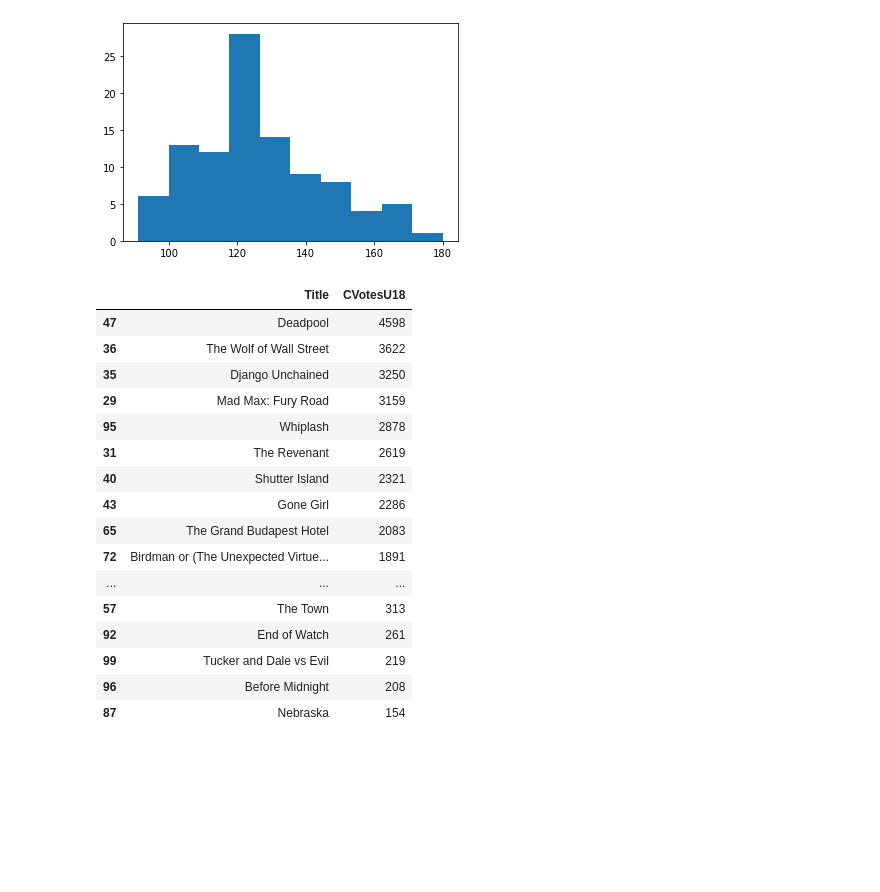
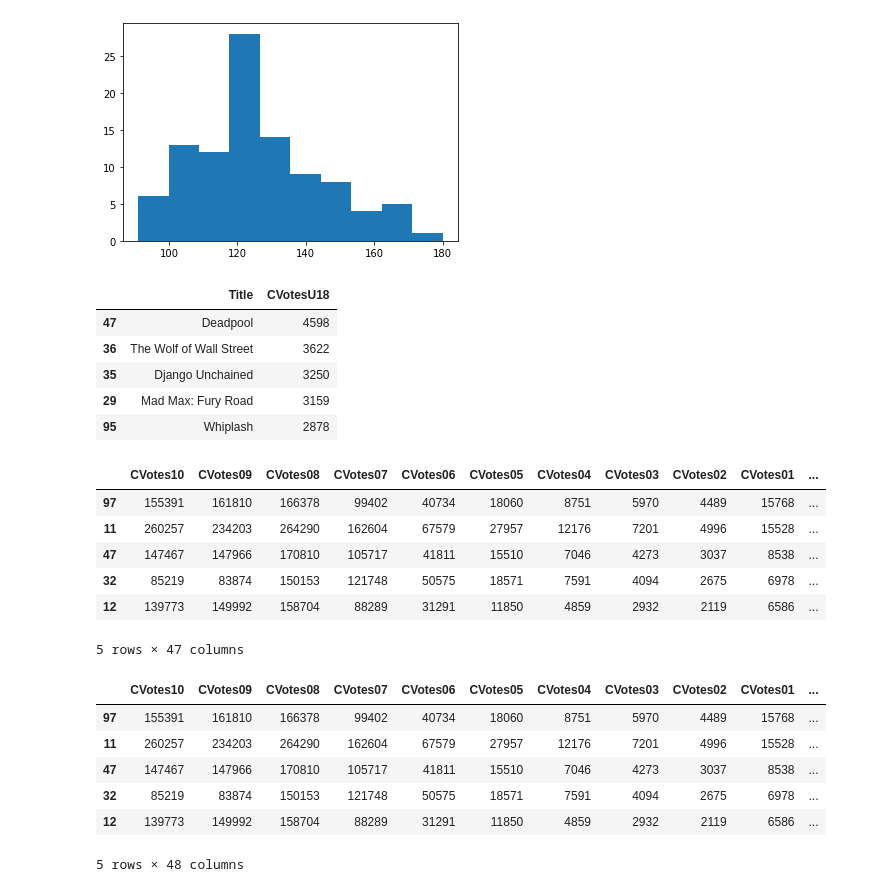
Before and after one commit to TenoNadar/Movie-Ratings, a Jupyter notebook: Movie Ratings.ipynb, the cells around one changed output. Cells and saved outputs as stored; diff of their text form; code cells hidden in the pictures; blank space fills up the shorter version.

Commit message:
Data Visualization

```diff
--- a/Movie Ratings.ipynb
+++ b/Movie Ratings.ipynb
@@ -249,22 +249,23 @@ plt.show()
 # %% [output]
 [figure]
 # %%
-data.loc[data["content_rating"]=='R'].sort_values(by="CVotesU18",ascending=False,)[["Title","CVotesU18"]]
+data.loc[data["content_rating"]=='R'].sort_values(by="CVotesU18",ascending=False,)[["Title","CVotesU18"]].head()
 # %% [output]
 |  | Title | CVotesU18 |
 | 47 | Deadpool | 4598 |
 | 36 | The Wolf of Wall Street | 3622 |
 | 35 | Django Unchained | 3250 |
 | 29 | Mad Max: Fury Road | 3159 |
 | 95 | Whiplash | 2878 |
-| 31 | The Revenant | 2619 |
-| 40 | Shutter Island | 2321 |
-| 43 | Gone Girl | 2286 |
-| 65 | The Grand Budapest Hotel | 2083 |
-| 72 | Birdman or (The Unexpected Virtue... | 1891 |
-| ... | ... | ... |
-| 57 | The Town | 313 |
-| 92 | End of Watch | 261 |
-| 99 | Tucker and Dale vs Evil | 219 |
-| 96 | Before Midnight | 208 |
-| 87 | Nebraska | 154 |
+# %%
+df_by_genre=data.loc[:,"CVotes10":"VotesnUS"]
+df_by_genre[["genre_1","genre_2","genre_3"]]=data[["genre_1","genre_2","genre_3"]]
+df_by_genre.head()
+# %% [output]
+|  | CVotes10 | CVotes09 | CVotes08 | CVotes07 | CVotes06 | CVotes05 | CVotes04 | CVotes03 | CVotes02 | CVotes01 | ... |
+| 97 | 155391 | 161810 | 166378 | 99402 | 40734 | 18060 | 8751 | 5970 | 4489 | 15768 | ... |
+| 11 | 260257 | 234203 | 264290 | 162604 | 67579 | 27957 | 12176 | 7201 | 4996 | 15528 | ... |
+| 47 | 147467 | 147966 | 170810 | 105717 | 41811 | 15510 | 7046 | 4273 | 3037 | 8538 | ... |
+| 32 | 85219 | 83874 | 150153 | 121748 | 50575 | 18571 | 7591 | 4094 | 2675 | 6978 | ... |
+| 12 | 139773 | 149992 | 158704 | 88289 | 31291 | 11850 | 4859 | 2932 | 2119 | 6586 | ... |
+5 rows × 47 columns
@@ -270,0 +274,10 @@ data.loc[data["content_rating"]=='R'].sort_values(by="CVotesU18",ascending=False
+# %%
+df_by_genre.head()
+# %% [output]
+|  | CVotes10 | CVotes09 | CVotes08 | CVotes07 | CVotes06 | CVotes05 | CVotes04 | CVotes03 | CVotes02 | CVotes01 | ... |
+| 97 | 155391 | 161810 | 166378 | 99402 | 40734 | 18060 | 8751 | 5970 | 4489 | 15768 | ... |
+| 11 | 260257 | 234203 | 264290 | 162604 | 67579 | 27957 | 12176 | 7201 | 4996 | 15528 | ... |
+| 47 | 147467 | 147966 | 170810 | 105717 | 41811 | 15510 | 7046 | 4273 | 3037 | 8538 | ... |
+| 32 | 85219 | 83874 | 150153 | 121748 | 50575 | 18571 | 7591 | 4094 | 2675 | 6978 | ... |
+| 12 | 139773 | 149992 | 158704 | 88289 | 31291 | 11850 | 4859 | 2932 | 2119 | 6586 | ... |
+5 rows × 48 columns
```
Also changed, not shown: parts of 3 cells of this notebook.
